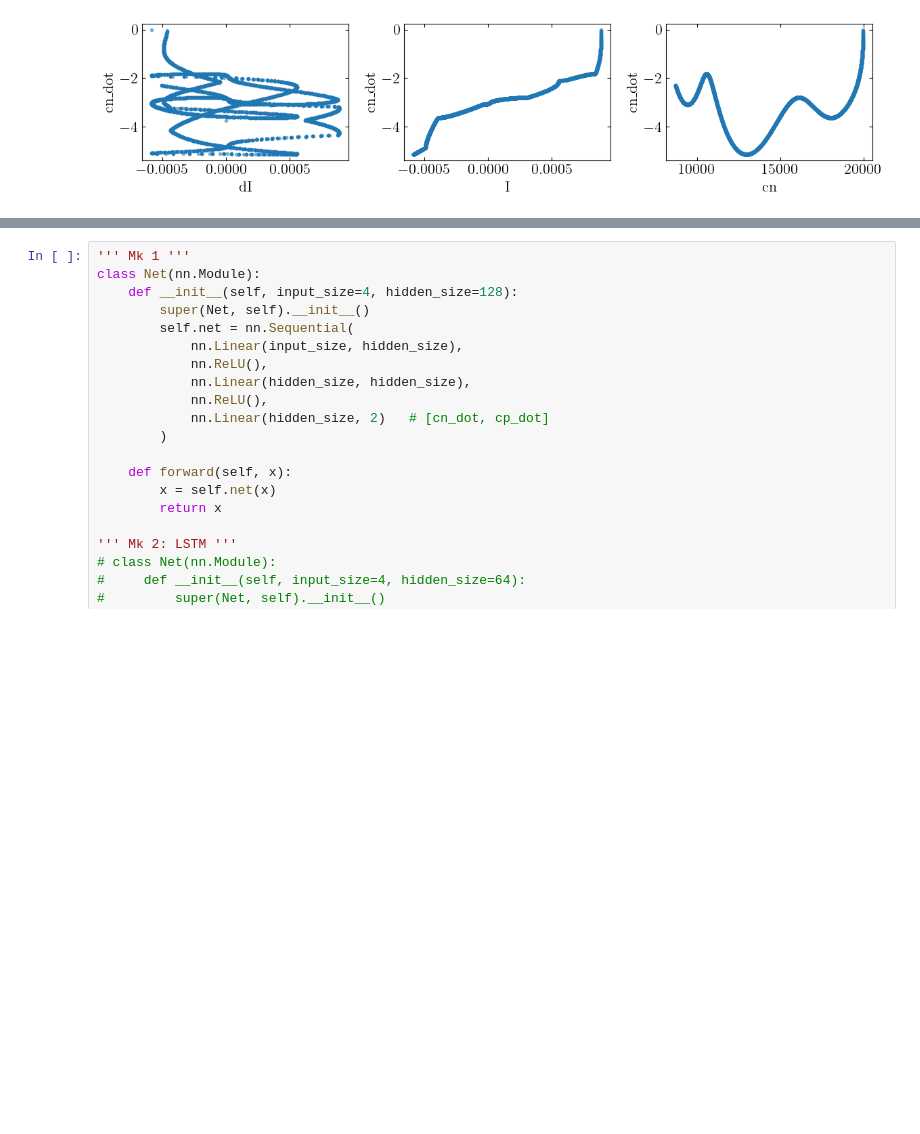
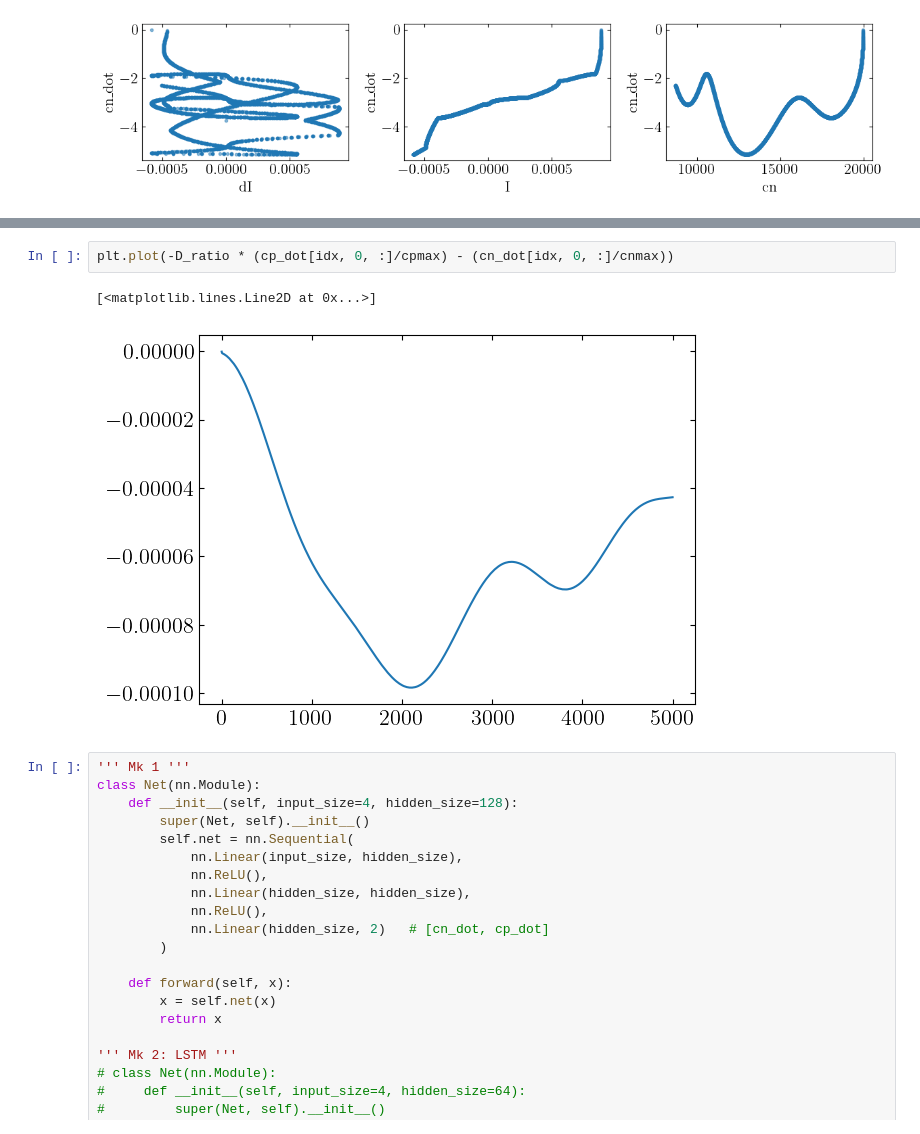
Before and after one commit to j-haralds/MSc_thesis, a Jupyter notebook: program/BasicEulerNN/3_JH_NO.ipynb, the cells around one changed output, grey strips where cells are left out. Drawn from its saved outputs; the diff is of its cells as text; blank space fills up the shorter version.

```diff
--- a/program/BasicEulerNN/3_JH_NO.ipynb
+++ b/program/BasicEulerNN/3_JH_NO.ipynb
@@ -295,3 +332,8 @@ plt.tight_layout()
+# %%
+plt.plot(-D_ratio * (cp_dot[idx, 0, :]/cpmax) - (cn_dot[idx, 0, :]/cnmax))
+# %% [output]
+[<matplotlib.lines.Line2D at 0x...>]
+[figure, added]
 # %%
 ''' Mk 1 '''
 class Net(nn.Module):
```
Also changed, not shown: parts of 4 cells of this notebook, 1 other file.
